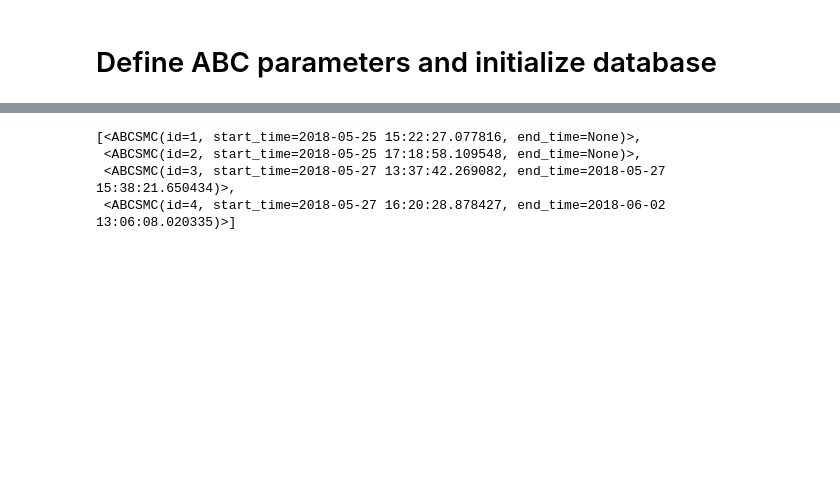
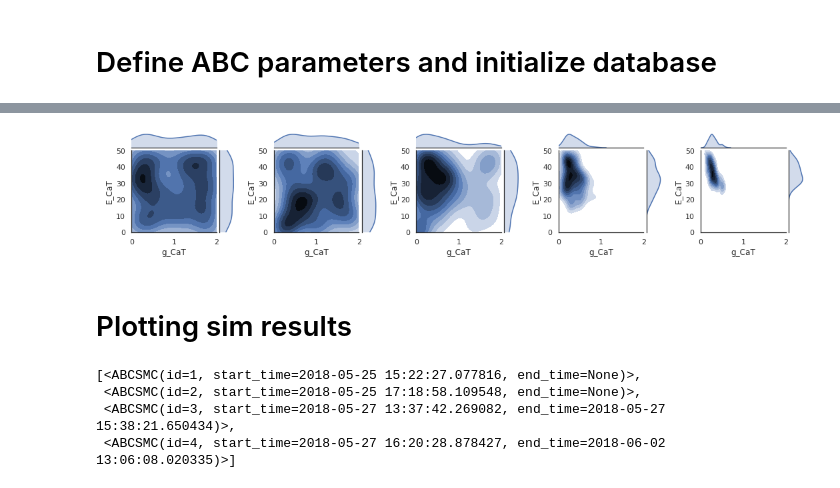
Before and after one commit to charleshouston/ion-channel-ABC, a Jupyter notebook: notebooks/hl-1_icat.ipynb, the cells around one changed output, grey strips where cells are left out. Cells and saved outputs as stored; diff of their text form; code cells hidden in the pictures; blank space fills up the shorter version.

```diff
--- a/notebooks/hl-1_icat.ipynb
+++ b/notebooks/hl-1_icat.ipynb
@@ -66,14 +146,16 @@ db_path = ("sqlite:///" +
 abc = ABCSMC(models=myokit_model,
              parameter_priors=prior,
              distance_function=PrangleDistance(exp_map=exp,
+                                               err_bars=errs,
                                                alpha=0.5,
                                                delta=0.5,
                                                adapt=False),
-             population_size=PranglePopulationSize(5000, 0.5,
+             population_size=PranglePopulationSize(2500, 0.5,
                  adapt=True,
                  mean_cv=0.5,
-                 min_population_size=200,
-                 max_population_size=5000),
-             eps=PrangleEpsilon())
+                 min_population_size=100,
+                 max_population_size=2500),
+             eps=PrangleEpsilon(),
+             sampler=MulticoreEvalParallelSampler(n_procs=24))
 # %%
 abc_id = abc.new(db_path, obs)
@@ -80,2 +165,2 @@ abc_id = abc.new(db_path, obs)
 # %%
-history = abc.run(minimum_epsilon=0.29, max_nr_populations=50)
+history = abc.run(minimum_epsilon=0.1, max_nr_populations=10)
@@ -93,4 +266,5 @@ plot_sim_results(history, "icat", n_samples=10, obs=measurements)
 # %%
 from visualization_custom import plot_kde_2d_custom
-g = plot_kde_2d_custom(history, "g_CaT", "E_CaT", times=[0, 1, 5, 10, 50], limits=limits)
-plt.savefig('icat_convergence.pdf', format='pdf', dpi=1000) # save to disk
+g = plot_kde_2d_custom(history, "g_CaT", "E_CaT", times=[0, 1, 5, 10, 19], limits=limits)
+# %% [output]
+[figure, added]
@@ -99,3 +271,5 @@ history = abc.run(minimum_epsilon=0, max_nr_populations=30)
+# %% [markdown]
+# Plotting sim results
 # %%
 history = History("sqlite:///pyabc-runs/hl-1_icat.db")
 # %%
```
Also changed, not shown: parts of 30 cells of this notebook, 7 other files.
